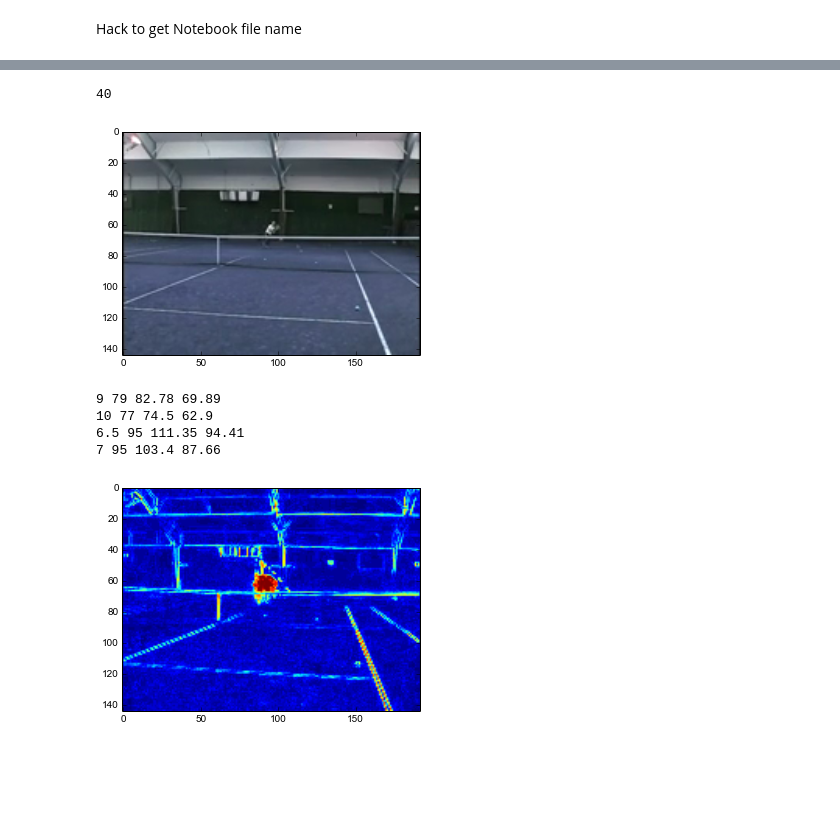
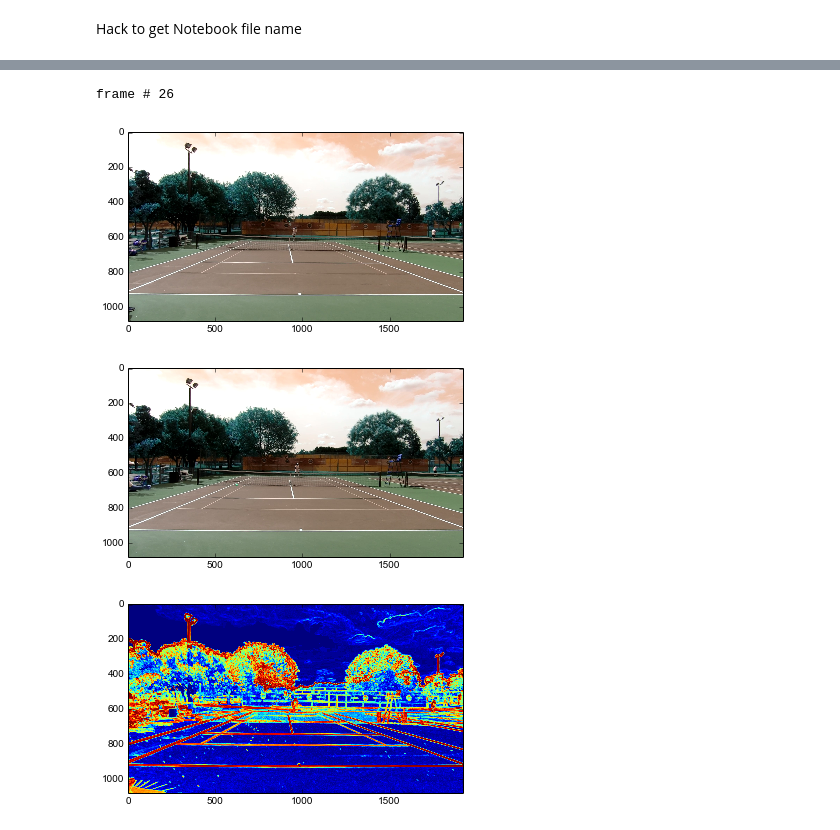
Before and after one commit to wcyuan/opencv_ipynotebook, a Jupyter notebook: Murali_tennis.ipynb, the cells around one changed output, grey strips where cells are left out. Cells and saved outputs as stored; diff of their text form; code cells hidden in the pictures; blank space fills up the shorter version.

```diff
--- a/Murali_tennis.ipynb
+++ b/Murali_tennis.ipynb
@@ -55,11 +27,0 @@ ts("test")
-# %%
-#
-# tennis.mp4 is a copy of https://www.youtube.com/watch?v=8MmC8HIC44o
-# It's a video of several tennis serves, with speeds.
-#
-frames = read_video_file(video_file)
-
-# takes a minute to run, most of the time is spent converting to a numpy array.
-# Here's the relevant output:
-# Shape of a single frame: (144, 192, 3)
-# Shape of the whole video (382 frames): (382, 144, 192, 3)
@@ -137,3 +49,5 @@ ii=40
+# %%
+ii=24
 # %%
 # video metadata from avconv:
 #
@@ -151,57 +65,46 @@ ii=40
 #[libx264 @ 0x900f1a0] profile High, level 1.1
 #[libx264 @ 0x900f1a0] 264 - core 142 r2389 956c8d8 - H.264/MPEG-4 AVC codec - Copyleft 2003-2014 - http://www.videolan.org/x264.html - options: cabac=1 ref=3 deblock=1:0:0 analyse=0x3:0x113 me=hex subme=7 psy=1 psy_rd=1.00:0.00 mixed_ref=1 me_range=16 chroma_me=1 trellis=1 8x8dct=1 cqm=0 deadzone=21,11 fast_pskip=1 chroma_qp_offset=-2 threads=1 lookahead_threads=1 sliced_threads=0 nr=0 decimate=1 interlaced=0 bluray_compat=0 constrained_intra=0 bframes=3 b_pyramid=2 b_adapt=1 b_bias=0 direct=1 weightb=1 open_gop=0 weightp=2 keyint=250 keyint_min=15 scenecut=40 intra_refresh=0 rc_lookahead=40 rc=crf mbtree=1 crf=23.0 qcomp=0.60 qpmin=0 qpmax=69 qpstep=4 ip_ratio=1.25 aq=1:1.00
 #
 # In particular, it's 15 frames / second
 #
 # I don't yet know how to get the frames / second info from opencv, if it's even possible.
 #
 # First serve:
 # ball is hit at frame 33
 # hits the ground at frame 42
 # 79 mph
 #
 # Second serve:
 # ball is hit at frame 99
 # hits the ground at frame 109
 # 77 mph
 #
 # Frame 138 -- a new scene (same view)
 # Third serve:
 # ball is hit at frame 163, or perhaps between 162-163
 # hits the ground at frame 169
 # 95 mph
 #
 # Note, most frames have multiple ball images, or maybe the ball is an elogated thing, so you
 # can sort of see the direction it's traveling in
 #
 # This video is very steady, it must have been taken with a tripod.
 #
-print ii
-pylab.imshow(frames[ii])
+print "frame #", ii
+#for ii in range(25):
+pylab.figure()
+pylab.imshow(frames[0])
+pylab.figure()
+pylab.imshow(frames[24])
+
 ii += 1
 # %% [output]
-40
+frame # 26
-[figure, old version]
+[figure, new version]
+[figure, added]
-# %%
-#for nf in range(11,18):
-#    print init_speed(nf), avg_speed(nf)
-
-#def compare(frames, actual, distance, fps):
-#    print frames, actual, init_speed(frames, d=distance, fps=fps), avg_speed(frames, d=distance, fps=fps)
-
-#     frames  actual   estimate
-print      9,     79,  init_speed(9,   d=61.5, fps=15.), avg_speed(9,   d=61.5, fps=15.)
-print     10,     77,  init_speed(10,  d=61.5, fps=15.), avg_speed(10,  d=61.5, fps=15.)
-print    6.5,     95,  init_speed(6.5, d=60.,  fps=15.), avg_speed(6.5, d=60.,  fps=15.)
-print      7,     95,  init_speed(7,   d=60.,  fps=15.), avg_speed(7,   d=60.,  fps=15.)
-# %% [output]
-9 79 82.78 69.89
-10 77 74.5 62.9
-6.5 95 111.35 94.41
-7 95 103.4 87.66
 # %%
 
-diff_median(frames, 10,40)
+diff_median(frames, 0,25)
 # %% [output]
-[figure, old version]
+[figure, new version]
 # %%
```
Also changed, not shown: parts of 26 cells of this notebook, 2 other files.
